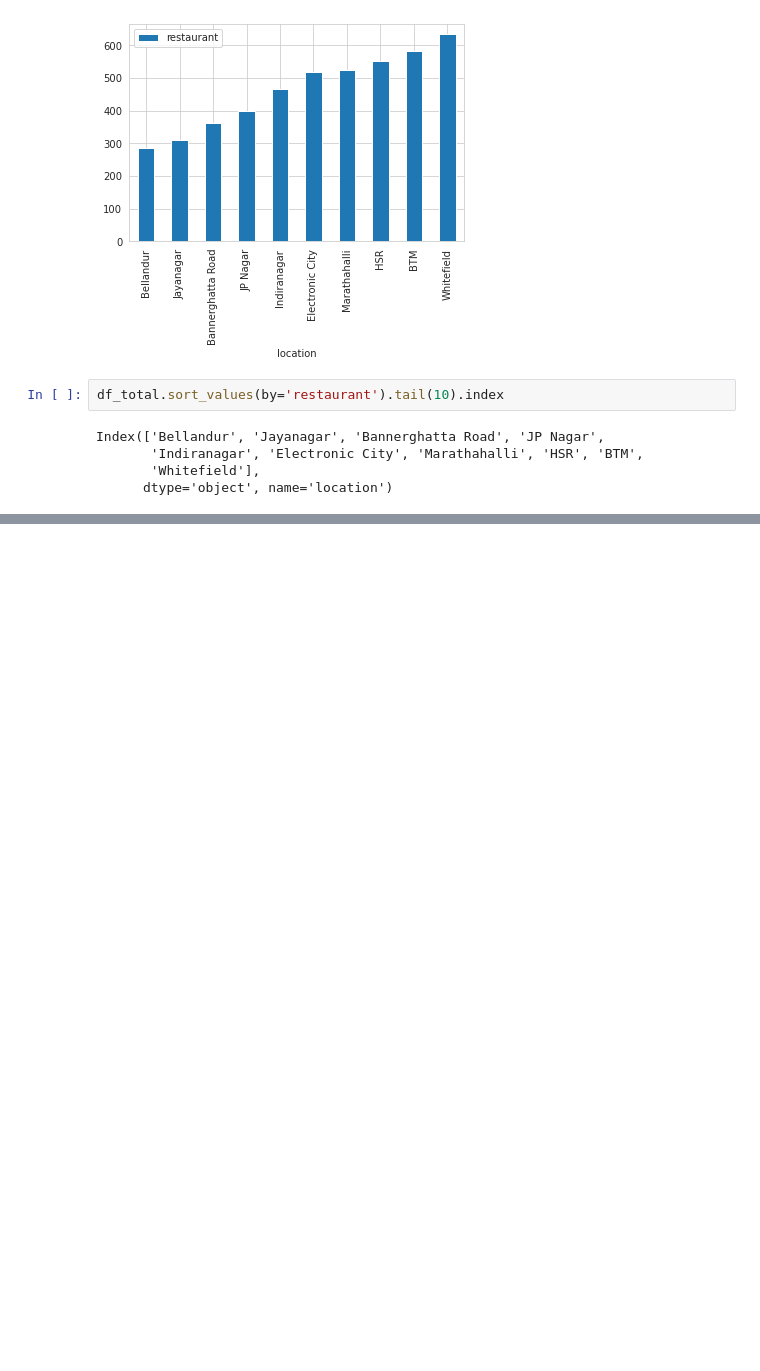
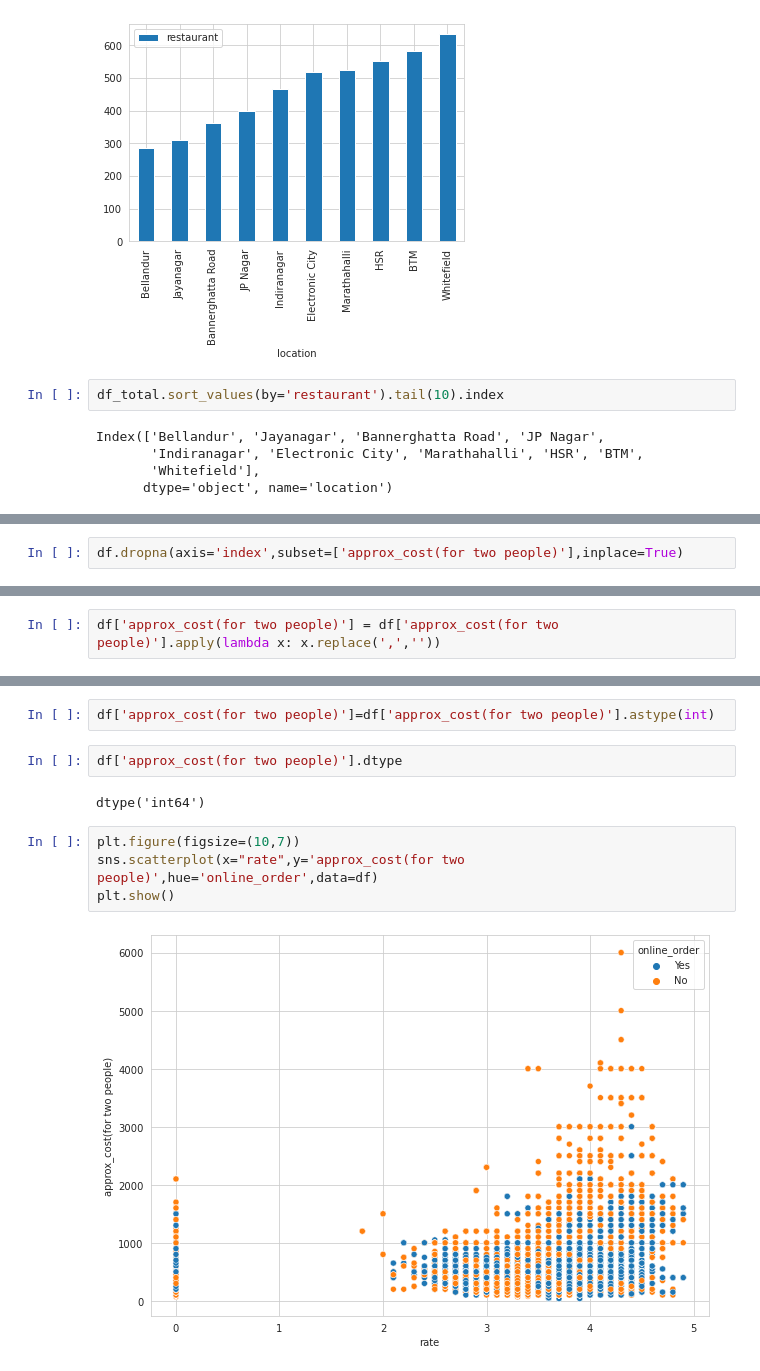
Before and after one commit to Data-Analysis-Projects-Udemy/Project-3-Geospatial-Analysis-Project, a Jupyter notebook: Zomato_EDA.ipynb, the cells around one changed output, grey strips where cells are left out. Saved outputs shown, nothing was run; the diff lists cells and outputs as text; blank space fills up the shorter version.

```diff
--- a/Zomato_EDA.ipynb
+++ b/Zomato_EDA.ipynb
@@ -300,0 +396,2 @@ Index(['Bellandur', 'Jayanagar', 'Bannerghatta Road', 'JP Nagar',
+# %%
+df.dropna(axis='index',subset=['approx_cost(for two people)'],inplace=True)
@@ -300,0 +414,2 @@ Index(['Bellandur', 'Jayanagar', 'Bannerghatta Road', 'JP Nagar',
+# %%
+df['approx_cost(for two people)'] = df['approx_cost(for two people)'].apply(lambda x: x.replace(',',''))
@@ -300,0 +427,12 @@ Index(['Bellandur', 'Jayanagar', 'Bannerghatta Road', 'JP Nagar',
+# %%
+df['approx_cost(for two people)']=df['approx_cost(for two people)'].astype(int)
+# %%
+df['approx_cost(for two people)'].dtype
+# %% [output]
+dtype('int64')
+# %%
+plt.figure(figsize=(10,7))
+sns.scatterplot(x="rate",y='approx_cost(for two people)',hue='online_order',data=df)
+plt.show()
+# %% [output]
+[figure, added]
```
Also changed, not shown: parts of 15 cells of this notebook, 5 other files.
